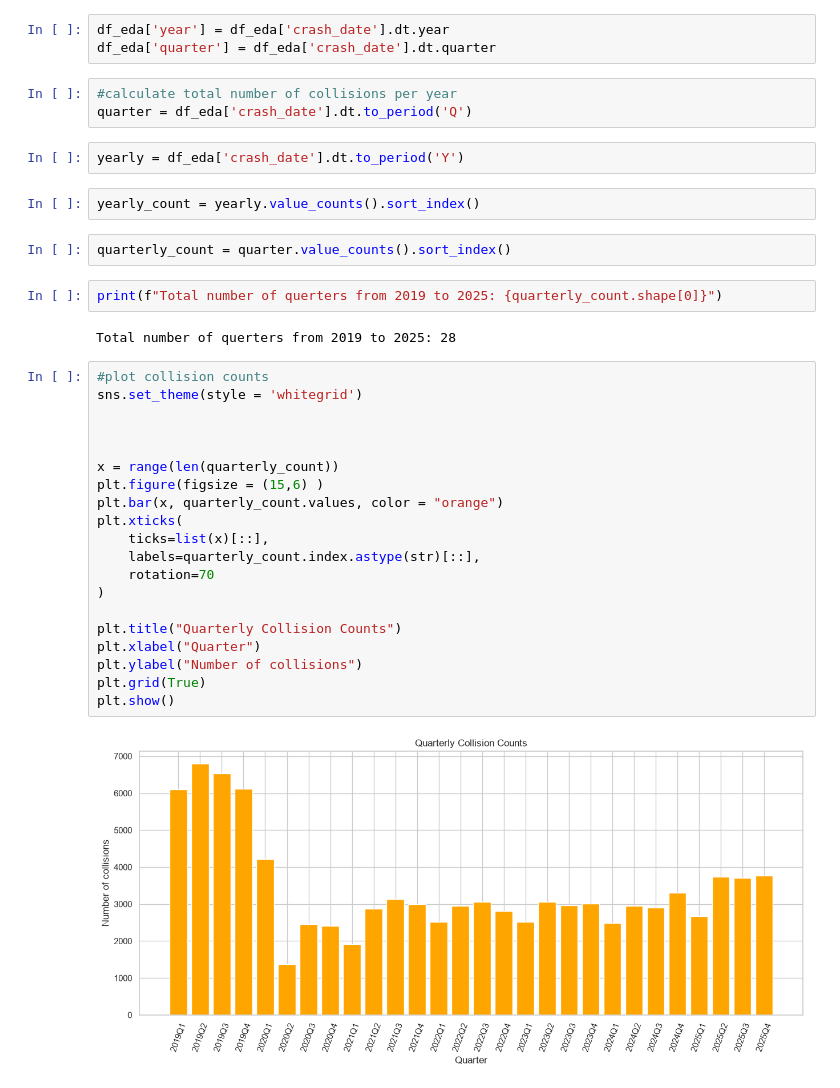
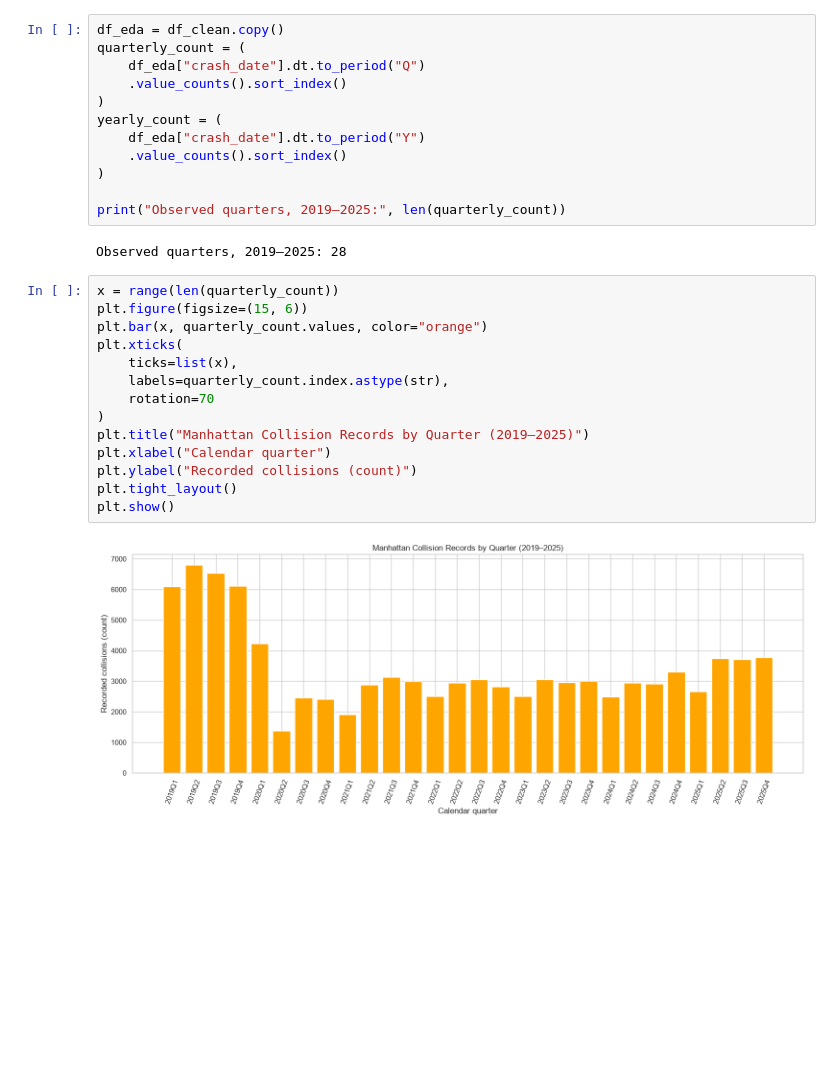
Before and after one commit to andrewgabrielm/RoadRisk, a Jupyter notebook: notebooks/02_eda.ipynb, the cells around one changed output. Cells and saved outputs as stored; diff of their text form; blank space fills up the shorter version.

Commit message:
clean up for first 3 notebooks

```diff
--- a/notebooks/02_eda.ipynb
+++ b/notebooks/02_eda.ipynb
@@ -212,39 +147,31 @@ memory usage: 5.1 MB
 # %%
-df_eda['year'] = df_eda['crash_date'].dt.year
-df_eda['quarter'] = df_eda['crash_date'].dt.quarter
+df_eda = df_clean.copy()
+quarterly_count = (
+    df_eda["crash_date"].dt.to_period("Q")
+    .value_counts().sort_index()
+)
+yearly_count = (
+    df_eda["crash_date"].dt.to_period("Y")
+    .value_counts().sort_index()
+)
+
+print("Observed quarters, 2019–2025:", len(quarterly_count))
+# %% [output]
+Observed quarters, 2019–2025: 28
-# %%
-#calculate total number of collisions per year
-quarter = df_eda['crash_date'].dt.to_period('Q')
-# %%
-yearly = df_eda['crash_date'].dt.to_period('Y')
-# %%
-yearly_count = yearly.value_counts().sort_index()
-# %%
-quarterly_count = quarter.value_counts().sort_index()
-# %%
-print(f"Total number of querters from 2019 to 2025: {quarterly_count.shape[0]}")
-# %% [output]
-Total number of querters from 2019 to 2025: 28
 # %%
-#plot collision counts
-sns.set_theme(style = 'whitegrid')
-
-
-
 x = range(len(quarterly_count))
-plt.figure(figsize = (15,6) )
-plt.bar(x, quarterly_count.values, color = "orange")
+plt.figure(figsize=(15, 6))
+plt.bar(x, quarterly_count.values, color="orange")
 plt.xticks(
-    ticks=list(x)[::],
-    labels=quarterly_count.index.astype(str)[::],
+    ticks=list(x),
+    labels=quarterly_count.index.astype(str),
     rotation=70
 )
-
-plt.title("Quarterly Collision Counts")
-plt.xlabel("Quarter")
-plt.ylabel("Number of collisions")
-plt.grid(True)
+plt.title("Manhattan Collision Records by Quarter (2019–2025)")
+plt.xlabel("Calendar quarter")
+plt.ylabel("Recorded collisions (count)")
+plt.tight_layout()
 plt.show()
 # %% [output]
-[figure, old version]
+[figure, new version]
 # %%
```
Also changed, not shown: parts of 47 cells of this notebook, 3 other files.
